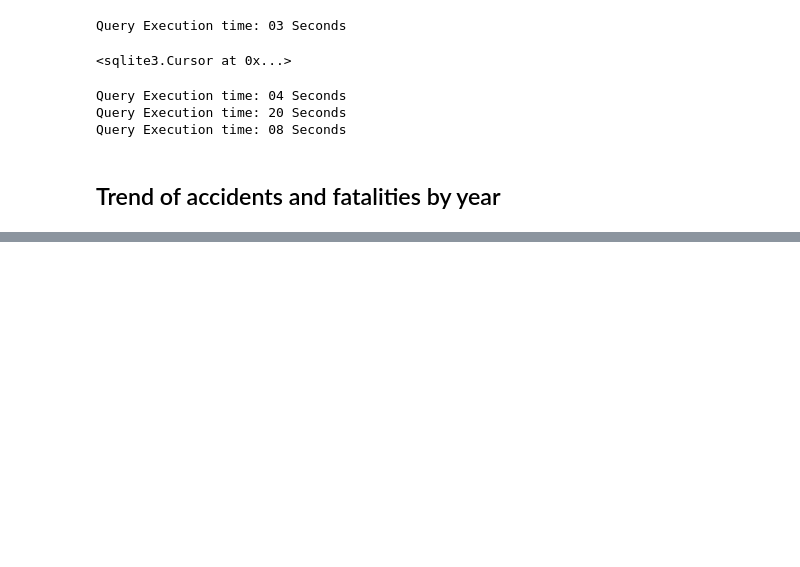
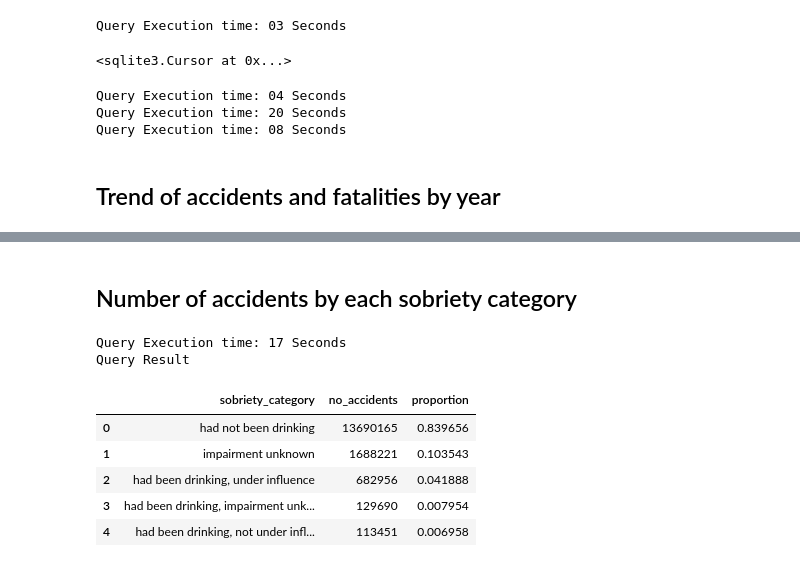
Before and after one commit to vroomgit/SWITRS_Analysis, a Jupyter notebook: SWITRS_Analysis.ipynb, the cells around one changed output, grey strips where cells are left out. Drawn from its saved outputs; the diff is of its cells as text; code cells hidden in the pictures; blank space fills up the shorter version.

```diff
--- a/SWITRS_Analysis.ipynb
+++ b/SWITRS_Analysis.ipynb
@@ -149,0 +215,31 @@ Query Result
+# %% [markdown]
+## Number of accidents by each sobriety category
+# %%
+query = "SELECT parties.party_sobriety as sobriety_category,\
+         COUNT(parties.case_id) AS no_accidents,\
+         COUNT(parties.case_id)*1.0/(SELECT COUNT(case_id) FROM parties\
+                                    WHERE (parties.party_sobriety <> 'None' AND\
+                                    parties.party_sobriety <> 'not applicable' AND\
+                                    parties.party_type = 'driver'))\
+         AS proportion\
+         FROM parties\
+         WHERE (parties.party_sobriety <> 'None' AND\
+                parties.party_sobriety <> 'not applicable' AND\
+                parties.party_type = 'driver')\
+         GROUP BY sobriety_category\
+         ORDER BY proportion DESC;"
+res = queryExecute(query)
+df_fetch = res.fetchall()
+print("Query Result")
+df = pd.DataFrame(df_fetch, columns = [description[0] for description in res.description])
+
+display(df)
+# %% [output]
+Query Execution time: 17 Seconds
+Query Result
+|  | sobriety_category | no_accidents | proportion |
+| 0 | had not been drinking | 13690165 | 0.839656 |
+| 1 | impairment unknown | 1688221 | 0.103543 |
+| 2 | had been drinking, under influence | 682956 | 0.041888 |
+| 3 | had been drinking, impairment unk... | 129690 | 0.007954 |
+| 4 | had been drinking, not under infl... | 113451 | 0.006958 |
```
Also changed, not shown: parts of 25 cells of this notebook, 1 other file.
